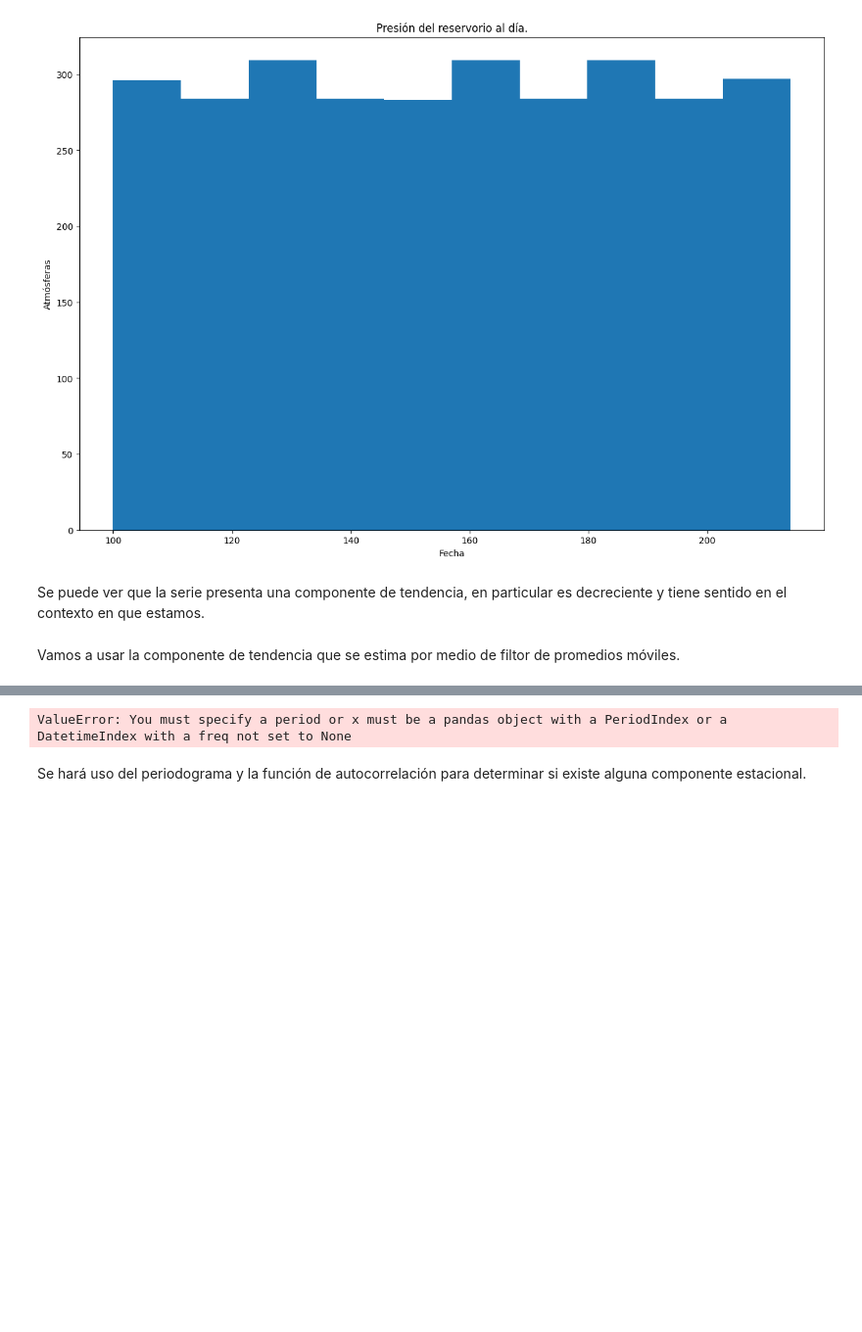
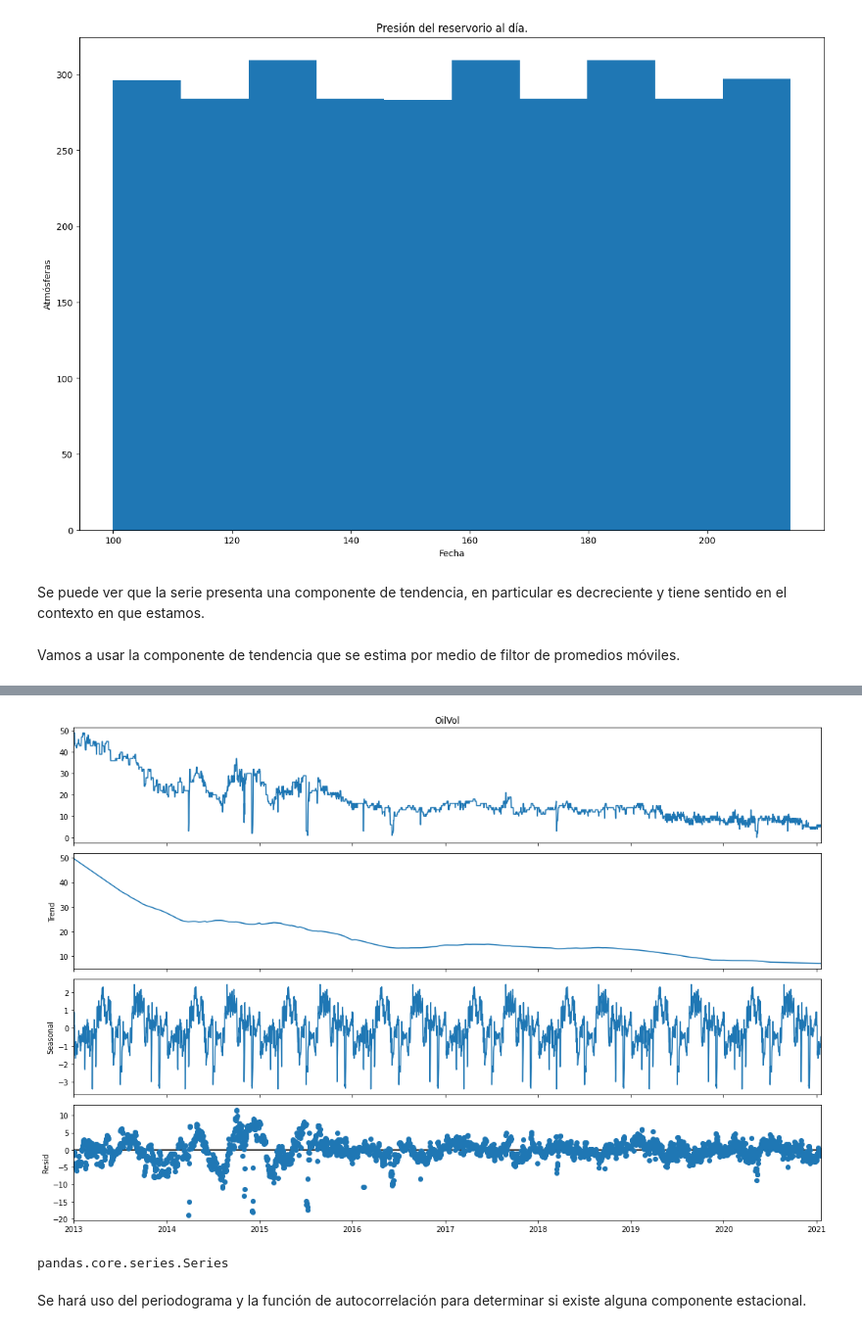
Before and after one commit to NicolasQuenguan/TalentoTech-AVD, a Jupyter notebook: Proyecto/Proy_Pozo.ipynb, the cells around one changed output, grey strips where cells are left out. Shown at 98% size. Cells and saved outputs as stored; diff of their text form; code cells hidden in the pictures; blank space fills up the shorter version.

Commit message:
Desc y periodo
Se hizo la descomposiciónd de la serie y se usó el periodograma.

```diff
--- a/Proyecto/Proy_Pozo.ipynb
+++ b/Proyecto/Proy_Pozo.ipynb
@@ -120,3 +122,5 @@ datos.index.freq = 'D'
+# %%
+datos.drop(index='2015-05-31',inplace=True)
 # %% [markdown]
 # Análisis descriptivo de las series
 # %% [markdown]
@@ -198,3 +203,7 @@ plt.show()
 Se puede ver que la serie presenta una componente de tendencia, en particular es decreciente y tiene sentido en el contexto en que estamos.
 # %% [markdown]
 Vamos a usar la componente de tendencia que se estima por medio de filtor de promedios móviles.
+# %%
+datos.index = pd.to_datetime(datos.index)
+# %%
+OilVol=datos['OilVol']; print(type(OilVol))
@@ -201,12 +223,14 @@ Vamos a usar la componente de tendencia que se estima por medio de filtor de pro
 # %%
 ####Descomposición usando filtros
 from statsmodels.tsa.seasonal import seasonal_decompose
 from matplotlib import pyplot
 
 ###También se puede hacer vía STL###
-result = seasonal_decompose(datos['OilVol'].dropna(), model='additive',extrapolate_trend=6)
+# Descomponer la serie de tiempo con un periodo de 365 días (para estacionalidad anual)
+result = seasonal_decompose(OilVol, model='additive', extrapolate_trend=6, period=365)
 
-descomposicion_chicken=result.plot()
+# Graficar los resultados de la descomposición
+desc_OilVol = result.plot()
 pyplot.show()
 # %% [output]
-ValueError: You must specify a period or x must be a pandas object with a PeriodIndex or a DatetimeIndex with a freq not set to None
+[figure, added]
@@ -213,3 +241,7 @@ ValueError: You must specify a period or x must be a pandas object with a Period
+# %%
+type(NoTen_OilVol)
+# %% [output]
+pandas.core.series.Series
 # %% [markdown]
 Se hará uso del periodograma y la función de autocorrelación para determinar si existe alguna componente estacional.
 # %%
```
Also changed, not shown: parts of 13 cells of this notebook.
